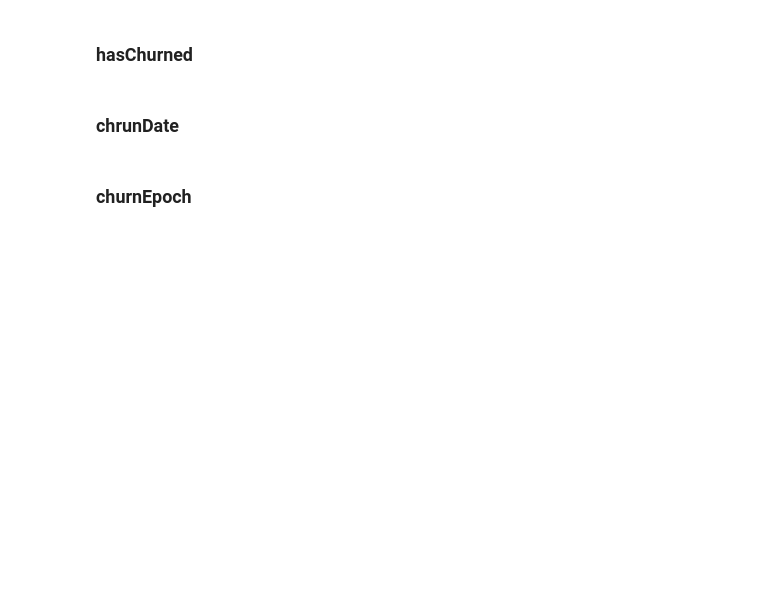
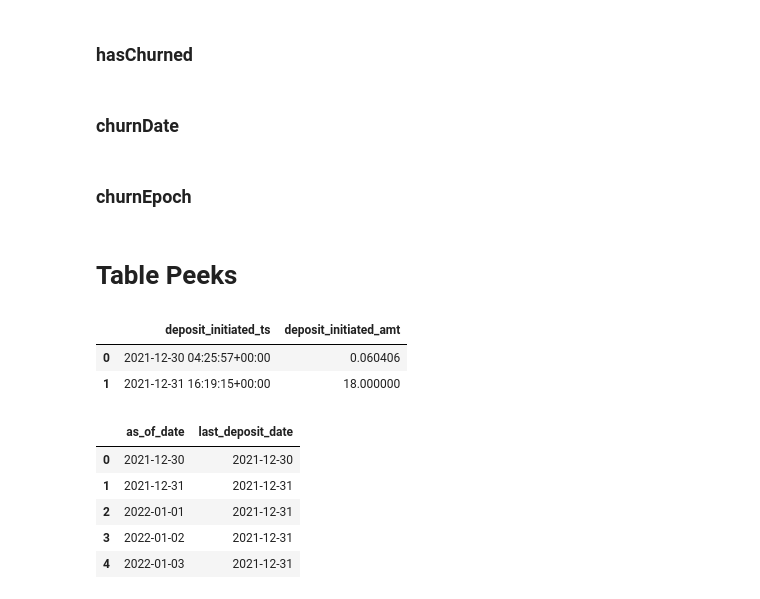
Before and after one commit to Friktion-Labs/user-dash, a Jupyter notebook: notebooks/user_table_etl_crafting.ipynb, the cells around one changed output. Saved outputs shown, nothing was run; the diff lists cells and outputs as text; code cells hidden in the pictures; blank space fills up the shorter version.

```diff
--- a/notebooks/user_table_etl_crafting.ipynb
+++ b/notebooks/user_table_etl_crafting.ipynb
@@ -252,4 +363,12 @@ user_deposit_table.melt()
 # %% [markdown]
 ### lastWithdrawalDate
+# %%
+last_withdrawal_list = []
+
+for table_date in user_deposit_table['as_of_date']:
+    current_as_of_date = table_date
+    r = pd.read_gbq(query=f'select max(date(withdrawal_initiated_ts)) from transactions.fact_withdrawals where user_address = \'{current_user_address}\' and date(withdrawal_initiated_ts) <= \'{current_as_of_date}\'')
+    last_withdrawal_list.append(r.iloc[0,0])
+user_deposit_table['last_withdrawal_date'] = last_withdrawal_list
 # %% [markdown]
 ### lastWithdrawalEpoch
@@ -259,0 +394,17 @@ user_deposit_table.melt()
+# %%
+last_withdrawal_amount_list = []
+last_withdrawal_token_list = []
+
+for table_date in user_deposit_table['last_withdrawal_date']:
+    current_as_of_date = table_date
+    # print(current_as_of_date)
+    if pd.isnull(current_as_of_date):
+        last_withdrawal_token_list.append(None)
+        last_withdrawal_amount_list.append(None)
+    else:
+        r = pd.read_gbq(query=f'select deposited_asset, withdrawal_initiated_amt from transactions.fact_withdrawals where user_address = \'{current_user_address}\' and date(withdrawal_initiated_ts) = \'{current_as_of_date}\'')
+
+        last_withdrawal_token_list.append(r.iloc[0,0])
+        last_withdrawal_amount_list.append(r.iloc[0,1])
+user_deposit_table['last_withdrawal_token'] = last_withdrawal_token_list
+user_deposit_table['last_withdrawal_amount'] = last_withdrawal_amount_list
@@ -260,6 +429,41 @@ user_deposit_table.melt()
 # %% [markdown]
 ### hasChurned
+# %%
+user_deposit_table['has_churned'] = (user_deposit_table['total_deposited_USD'] - user_deposit_table['total_withdrawn_USD']).apply(lambda x: x <= 0)
 # %% [markdown]
-### chrunDate
+### churnDate
+# %%
+churn_state = user_deposit_table['has_churned'].tolist()
+if any(churn_state):
+    user_deposit_table['churn_date'] = None
+else:
+    churn_date_list = []
+
+    for index in range(len(churn_state)-1):
+        if index == 0:
+            churn_date_list.append(None)
+        if (churn_state[index-1] == False ) & (churn_state[index] == True):
+            churn_date_list.append(user_deposit_table['as_of_date'].iloc[index])
+        else:
+            churn_date_list.append(churn_date_list[index-1])
+
+    user_deposit_table['churn_date'] = churn_date_list
 # %% [markdown]
 ### churnEpoch
+# %% [markdown]
+# Table Peeks
+# %%
+pd.read_gbq(query=f'select deposit_initiated_ts, deposit_initiated_amt from transactions.fact_deposits where user_address = \'{current_user_address}\'')
+# %% [output]
+|  | deposit_initiated_ts | deposit_initiated_amt |
+| 0 | 2021-12-30 04:25:57+00:00 | 0.060406 |
+| 1 | 2021-12-31 16:19:15+00:00 | 18.000000 |
+# %%
+user_deposit_table.iloc[:5,:][['as_of_date', 'last_deposit_date']]
+# %% [output]
+|  | as_of_date | last_deposit_date |
+| 0 | 2021-12-30 | 2021-12-30 |
+| 1 | 2021-12-31 | 2021-12-31 |
+| 2 | 2022-01-01 | 2021-12-31 |
+| 3 | 2022-01-02 | 2021-12-31 |
+| 4 | 2022-01-03 | 2021-12-31 |
```
Also changed, not shown: parts of 52 cells of this notebook, 1 other file.
